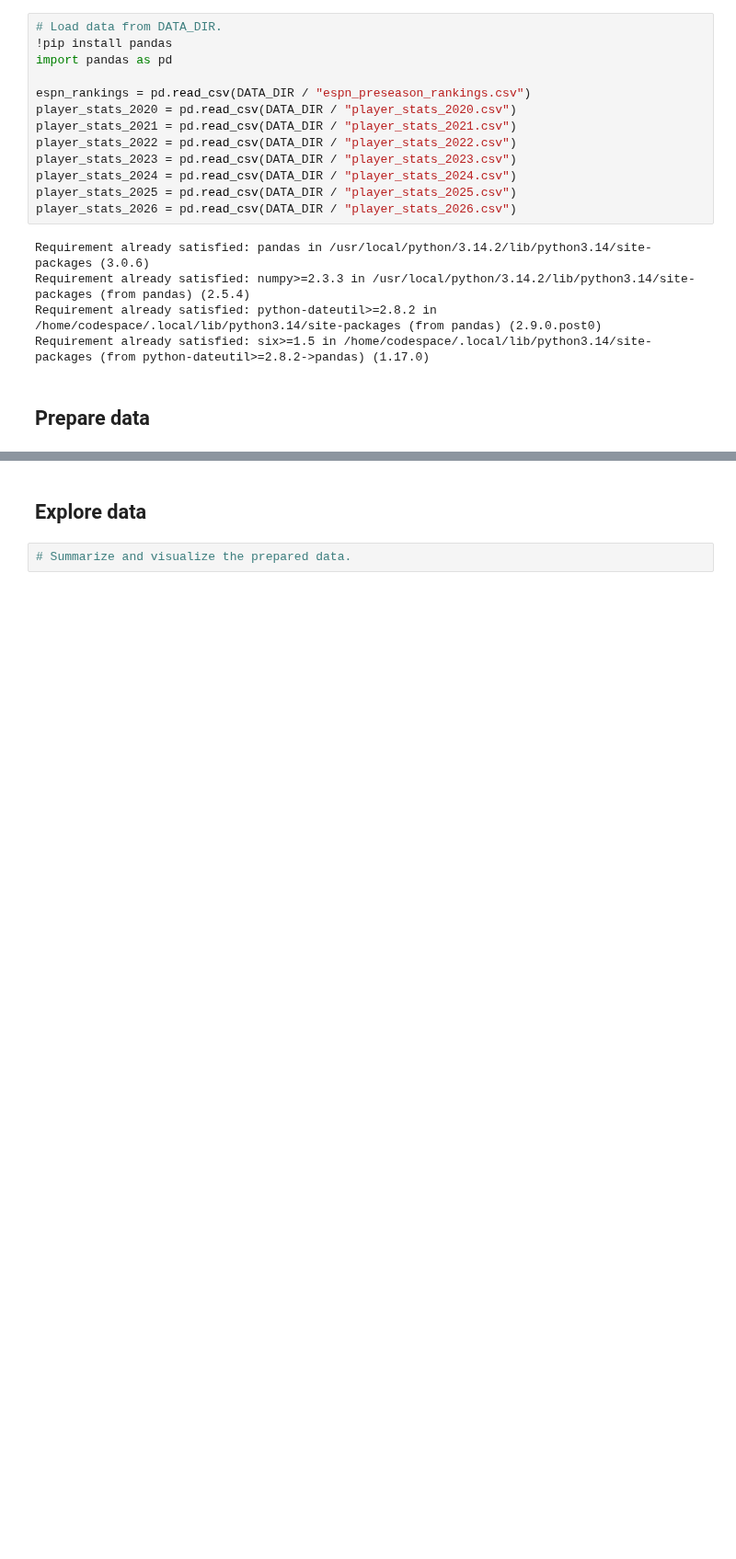
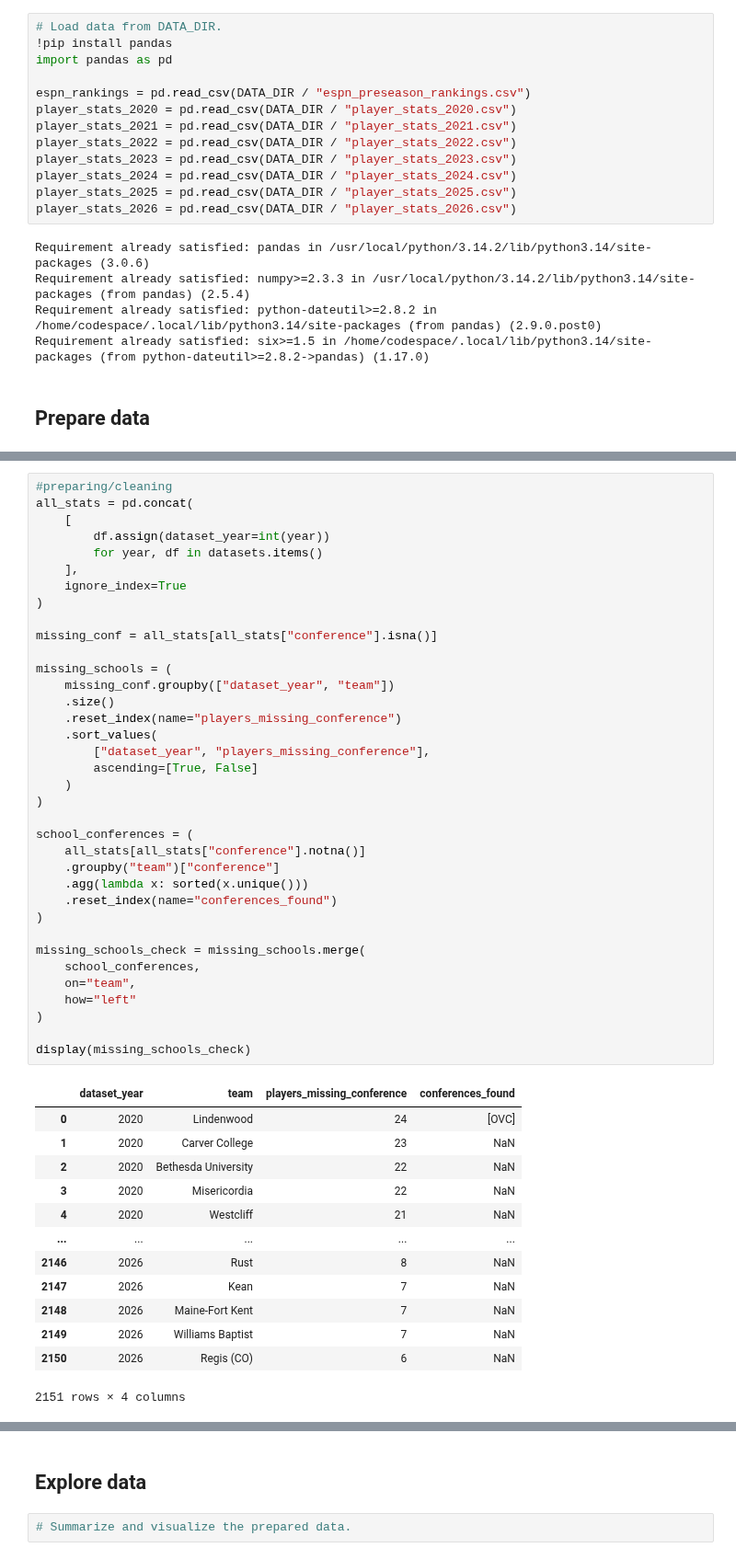
Before and after one commit to eviemcmahan/ds_3001_project_team_6, a Jupyter notebook: notebook.ipynb, the cells around one changed output, grey strips where cells are left out. Shown at 92% size. Saved outputs shown, nothing was run; the diff lists cells and outputs as text; blank space fills up the shorter version.

```diff
--- a/notebook.ipynb
+++ b/notebook.ipynb
@@ -308,3 +308,53 @@ Missing data for 2026:
 | winShares/defensive | 108 | 1.08 |
 | usage | 31 | 0.31 |
 | position | 1 | 0.01 |
+# %%
+#preparing/cleaning
+all_stats = pd.concat(
+    [
+        df.assign(dataset_year=int(year))
+        for year, df in datasets.items()
+    ],
+    ignore_index=True
+)
+
+missing_conf = all_stats[all_stats["conference"].isna()]
+
+missing_schools = (
+    missing_conf.groupby(["dataset_year", "team"])
+    .size()
+    .reset_index(name="players_missing_conference")
+    .sort_values(
+        ["dataset_year", "players_missing_conference"],
+        ascending=[True, False]
+    )
+)
+
+school_conferences = (
+    all_stats[all_stats["conference"].notna()]
+    .groupby("team")["conference"]
+    .agg(lambda x: sorted(x.unique()))
+    .reset_index(name="conferences_found")
+)
+
+missing_schools_check = missing_schools.merge(
+    school_conferences,
+    on="team",
+    how="left"
+)
+
+display(missing_schools_check)
+# %% [output]
+|  | dataset_year | team | players_missing_conference | conferences_found |
+| 0 | 2020 | Lindenwood | 24 | [OVC] |
+| 1 | 2020 | Carver College | 23 | NaN |
+| 2 | 2020 | Bethesda University | 22 | NaN |
+| 3 | 2020 | Misericordia | 22 | NaN |
+| 4 | 2020 | Westcliff | 21 | NaN |
+| ... | ... | ... | ... | ... |
+| 2146 | 2026 | Rust | 8 | NaN |
+| 2147 | 2026 | Kean | 7 | NaN |
+| 2148 | 2026 | Maine-Fort Kent | 7 | NaN |
+| 2149 | 2026 | Williams Baptist | 7 | NaN |
+| 2150 | 2026 | Regis (CO) | 6 | NaN |
+2151 rows × 4 columns
```
Also changed, not shown: parts of 3 cells of this notebook, 8 other files.
